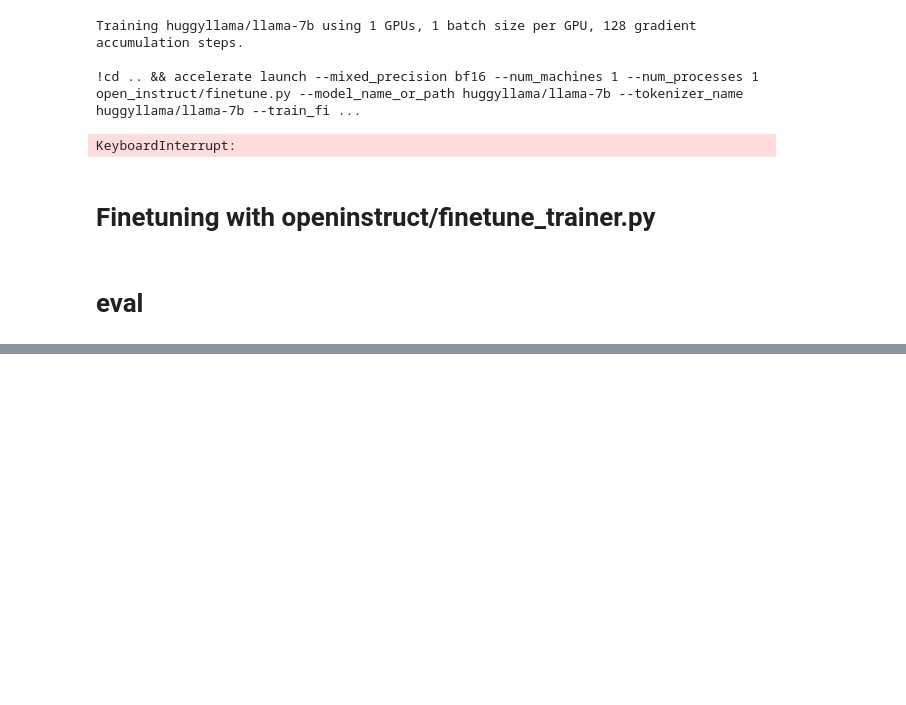
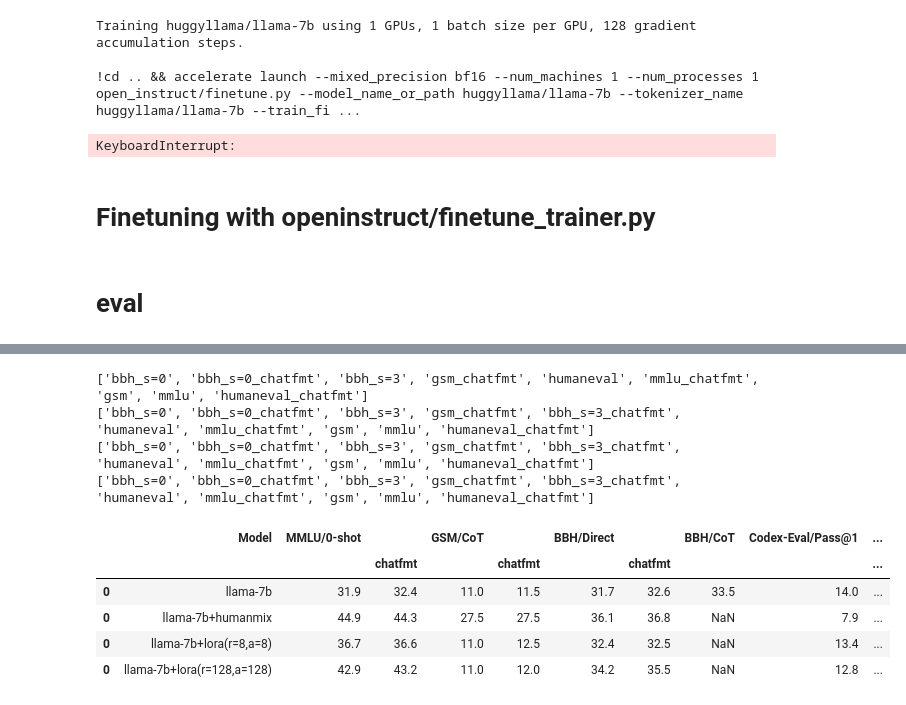
Before and after one commit to tt6746690/open-instruct, a Jupyter notebook: scripts/gen_cmds.ipynb, the cells around one changed output, grey strips where cells are left out. Saved outputs shown, nothing was run; the diff lists cells and outputs as text; code cells hidden in the pictures; blank space fills up the shorter version.

```diff
--- a/scripts/gen_cmds.ipynb
+++ b/scripts/gen_cmds.ipynb
@@ -240,12 +237,12 @@ test_run = bool(test_run)
 job_duration = None
 shell_scripts_modification_fn = lambda x: x.replace('--overwrite_output_dir ', '')
 
-queue = 'x86_6h' # 'x86_12h'
+queue = 'x86_12h' # 'x86_12h'
 num_cpus = 32
 cpu_mem = 64
-num_gpus = 2; require = 'a100_80gb'
+num_gpus = 1; require = 'a100_80gb'
 
-overwrite_output_dir = False
+overwrite_output_dir = True
 save_strategy = 'steps'
 save_steps = 100
 
@@ -543,47 +544,55 @@ class EvalResults:
             'gsm_chatfmt/exact_match': 'GSM/CoT_chatfmt',
             'bbh_s=0/average_exact_match': 'BBH/Direct',
             'bbh_s=0_chatfmt/average_exact_match': 'BBH/Direct_chatfmt',
-#             'bbh_s=3/average_exact_match': 'BBH/CoT',
-#             'bbh_s=3_chatfmt/average_exact_match': 'BBH/CoT_chatfmt',
+            'bbh_s=3/average_exact_match': 'BBH/CoT',
+            'bbh_s=3_chatfmt/average_exact_match': 'BBH/CoT_chatfmt',
             'humaneval/pass@1': 'Codex-Eval/Pass@1',
             'humaneval_chatfmt/pass@1': 'Codex-Eval/Pass@1_chatfmt',
         }
         cols = [col for col in mapper.keys() if col in df]
         for col in cols:
             df[col] = df[col]*100
         df = df[cols]
         df = df.rename(columns=mapper)
         df.insert(0, 'Model', [self.run_name])
         return df
 
-
-save_dirs = [
+# get_last_checkpoint(v)
+save_dirs = []
+save_dirs += [
     ('llama-7b', '../results/baselines/huggyllama/llama-7b/'),
-    ('llama-7b+humanmix', '../results/huggyllama:llama-7b_humanmix/checkpoint-4100_copy'),
-#     ('llama-7b+humanmix (3/4 epochs)', '../results/huggyllama:llama-7b_human_mix-trainer_savebystep/checkpoint-1400'),
-] + [
-    (k, get_last_checkpoint(v)) for k, v in [
-        ('llama-7b+lora(r=8,a=8)', '../results/huggyllama:llama-7b+lora(r=8,a=8)_humanmix'),
-        ('llama-7b+lora(r=128,a=128)', '../results/huggyllama:llama-7b+lora(r=128,a=128)_humanmix'),
-    ]
+    ('llama-7b+humanmix', '../results/huggyllama:llama-7b_humanmix'),
+    ('llama-7b+lora(r=8,a=8)', '../results/huggyllama:llama-7b+lora(r=8,a=8)_humanmix'),
+    ('llama-7b+lora(r=128,a=128)', '../results/huggyllama:llama-7b+lora(r=128,a=128)_humanmix'),
 ]
 
 
 dfs = []
 for model_name, save_dir in save_dirs:
     r = EvalResults(save_dir, model_name)
     df = r.get_result_df()
     dfs.append(df)
 
 pd.set_option('display.max_colwidth', None)
 
 df = pd.concat(dfs, axis=0)
 with pd.option_context('display.float_format', '{:0.1f}'.format):
     dfc = df.copy()
     cols = [x.split('_') for x in df.columns]
     cols = [x+[''] if len(x)==1 else x for x in cols]
     dfc.columns = pd.MultiIndex.from_tuples(cols)
     display(dfc)
+# %% [output]
+['bbh_s=0', 'bbh_s=0_chatfmt', 'bbh_s=3', 'gsm_chatfmt', 'humaneval', 'mmlu_chatfmt', 'gsm', 'mmlu', 'humaneval_chatfmt']
+['bbh_s=0', 'bbh_s=0_chatfmt', 'bbh_s=3', 'gsm_chatfmt', 'bbh_s=3_chatfmt', 'humaneval', 'mmlu_chatfmt', 'gsm', 'mmlu', 'humaneval_chatfmt']
+['bbh_s=0', 'bbh_s=0_chatfmt', 'bbh_s=3', 'gsm_chatfmt', 'bbh_s=3_chatfmt', 'humaneval', 'mmlu_chatfmt', 'gsm', 'mmlu', 'humaneval_chatfmt']
+['bbh_s=0', 'bbh_s=0_chatfmt', 'bbh_s=3', 'gsm_chatfmt', 'bbh_s=3_chatfmt', 'humaneval', 'mmlu_chatfmt', 'gsm', 'mmlu', 'humaneval_chatfmt']
+|  | Model | MMLU/0-shot |  | GSM/CoT |  | BBH/Direct |  | BBH/CoT | Codex-Eval/Pass@1 | ... |
+|  |  |  | chatfmt |  | chatfmt |  | chatfmt |  |  | ... |
+| 0 | llama-7b | 31.9 | 32.4 | 11.0 | 11.5 | 31.7 | 32.6 | 33.5 | 14.0 | ... |
+| 0 | llama-7b+humanmix | 44.9 | 44.3 | 27.5 | 27.5 | 36.1 | 36.8 | NaN | 7.9 | ... |
+| 0 | llama-7b+lora(r=8,a=8) | 36.7 | 36.6 | 11.0 | 12.5 | 32.4 | 32.5 | NaN | 13.4 | ... |
+| 0 | llama-7b+lora(r=128,a=128) | 42.9 | 43.2 | 11.0 | 12.0 | 34.2 | 35.5 | NaN | 12.8 | ... |
 # %%
 with pd.option_context('display.float_format', '{:0.1f}'.format):
     display(df[['Model']+[x for x in df.columns if 'chatfmt' in x]])
```
Also changed, not shown: parts of 5 cells of this notebook, 2 other files.
